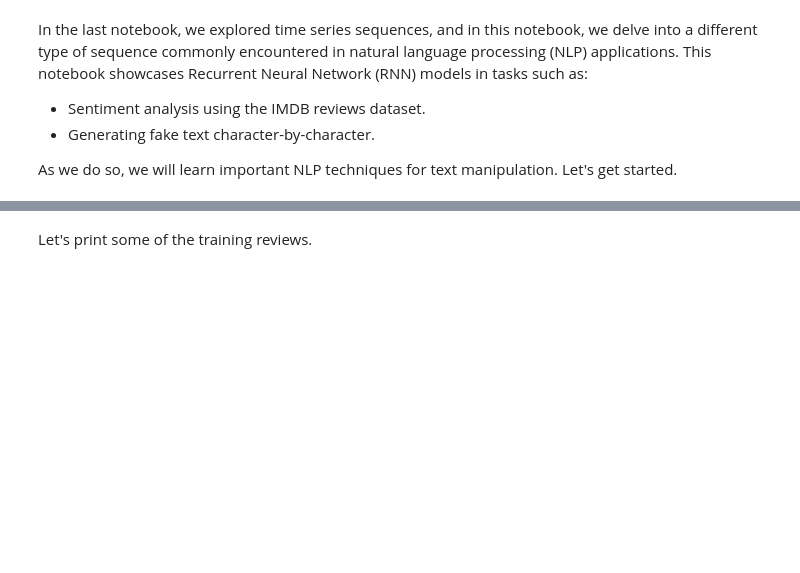
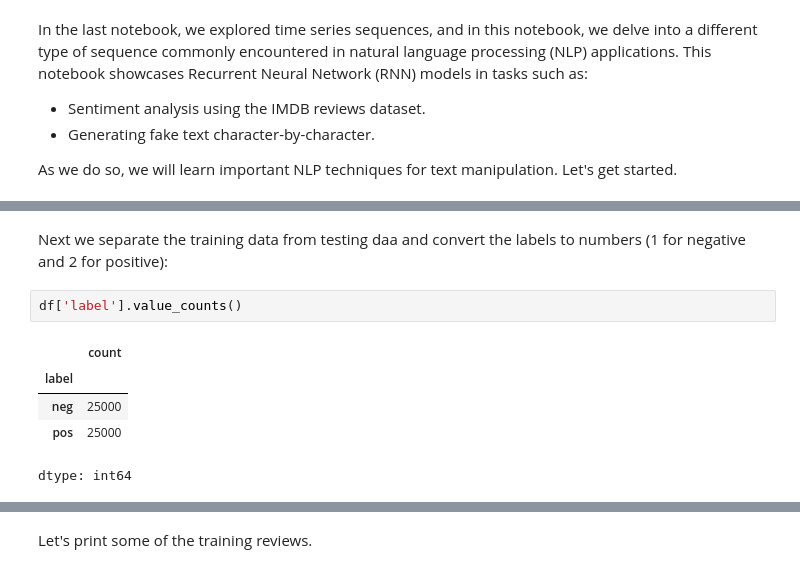
Before and after one commit to tylerearl09/dl_handouts, a Jupyter notebook: 12.rnns_for_nlp.ipynb, the cells around one changed output, grey strips where cells are left out. Cells and saved outputs as stored; diff of their text form; blank space fills up the shorter version.

```diff
--- a/12.rnns_for_nlp.ipynb
+++ b/12.rnns_for_nlp.ipynb
@@ -37,0 +68,10 @@ len(list(ds_train)), len(ds_val), len(ds_test)
+# %% [markdown]
+Next we separate the training data from testing daa and convert the labels to numbers (1 for negative and 2 for positive):
+# %%
+df['label'].value_counts()
+# %% [output]
+|  | count |
+| label |  |
+| neg | 25000 |
+| pos | 25000 |
+dtype: int64
```
Also changed, not shown: parts of 50 cells of this notebook.
